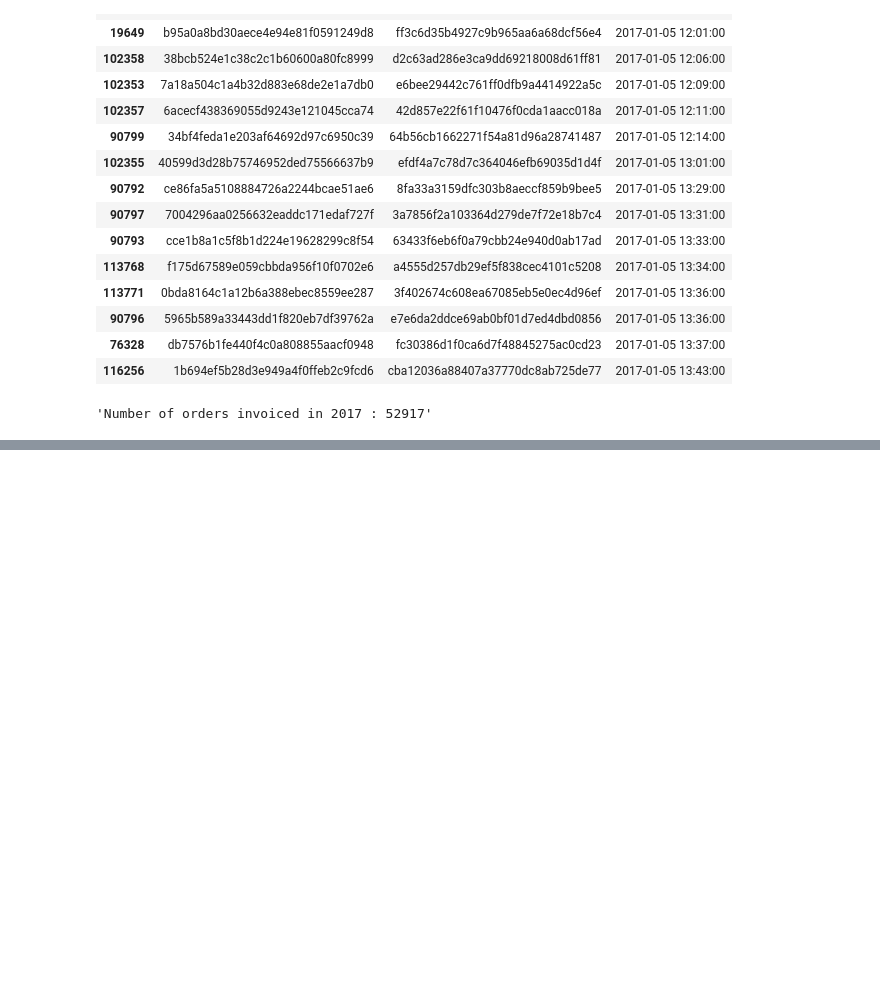
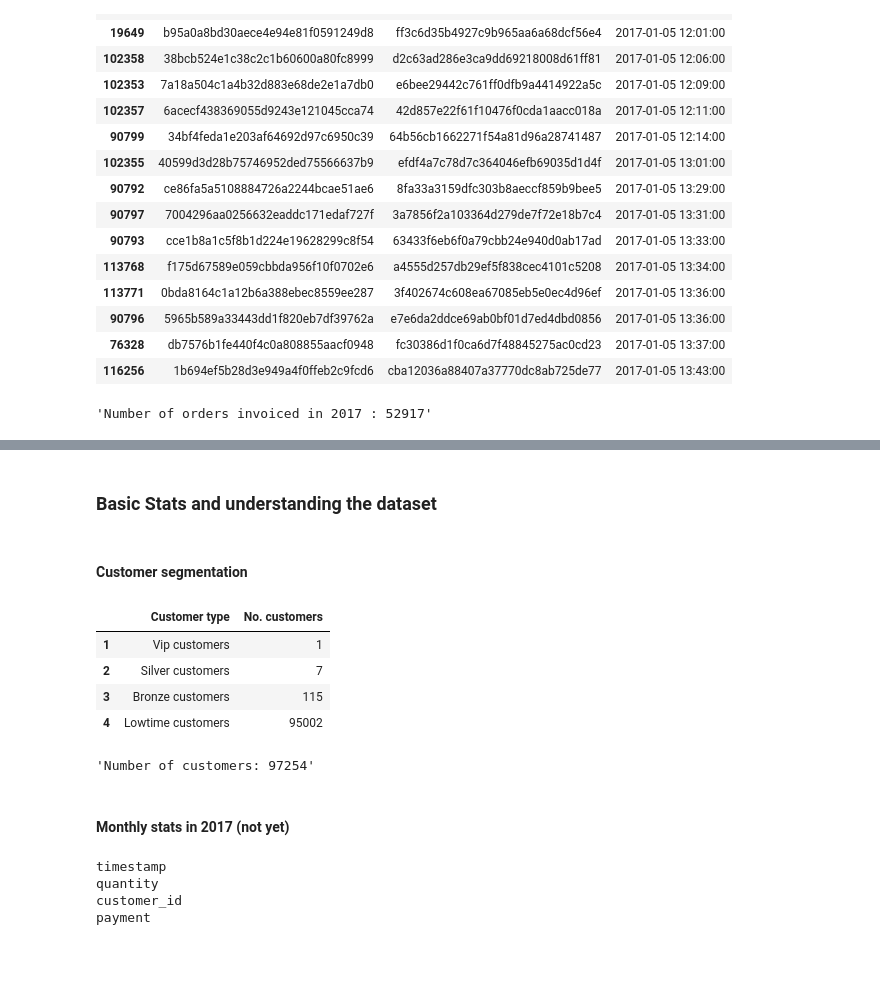
Before and after one commit to lovecrushfamily/Olist_store_analysis, a Jupyter notebook: ecommrce_analysis.ipynb, the cells around one changed output, grey strips where cells are left out. Cells and saved outputs as stored; diff of their text form; code cells hidden in the pictures; blank space fills up the shorter version.

Commit message:
complete some basic stats

```diff
--- a/ecommrce_analysis.ipynb
+++ b/ecommrce_analysis.ipynb
@@ -261,0 +461,55 @@ df[df["timestamp"].between("2017-01-01", "2017-12-31")]\
+# %% [markdown]
+### Basic Stats and understanding the dataset
+# %% [markdown]
+#### Customer segmentation
+# %%
+# compute number of customers and categorize customer by total cost spent, (delivered)
+df_cus = df[df["order_status"] == "delivered"]\
+[["customer_id", "payment"]]\
+.groupby(by="customer_id").sum()\
+.sort_values(by="payment", ascending=False)
+
+pd.DataFrame(data={"Customer type": ["Vip customers", "Silver customers","Bronze customers", "Lowtime customers"],
+                   "No. customers": [df_cus[(df_cus["payment"] >= 50000)].shape[0],
+                                      df_cus[(df_cus["payment"] >= 20000) & (df_cus["payment"] < 50000)].shape[0],
+                                      df_cus[(df_cus["payment"] >= 5000) & (df_cus["payment"] < 20000)].shape[0],
+                                      df_cus[(df_cus["payment"] < 5000)].shape[0]]}, index=[1,2,3,4])
+
+"Number of customers: " + df[["customer_id"]].value_counts().shape[0].__str__()
+# %% [output]
+|  | Customer type | No. customers |
+| 1 | Vip customers | 1 |
+| 2 | Silver customers | 7 |
+| 3 | Bronze customers | 115 |
+| 4 | Lowtime customers | 95002 |
+'Number of customers: 97254'
+# %% [markdown]
+#### Monthly stats in 2017 (not yet)
+# %%
+
+# for date in df_2017[["timestamp"]]:
+    # date = datetime.strptime(date, '%y-%m-%d %H:%M:%S' ).month
+
+
+# df_2017.groupby()
+# %d-%m-%Y %H:%M
+
+df_2017 = df[["timestamp", "quantity","customer_id","payment"]]\
+                            [df["timestamp"].between("2017-03-03", "2018-09-03")]
+
+
+df_2017_monthly = pd.DataFrame(data={"Month" : [1,2,3,4,5,6,7,8,9,10,11,12],
+                   "Quantity" : [0,0,0,0,0,0,0,0,0,0,0,0,],
+                   "Customers" : [0,0,0,0,0,0,0,0,0,0,0,0,],
+                   "Total Cost" : [0,0,0,0,0,0,0,0,0,0,0,0,]
+                   }, index=[1,2,3,4,5,6,7,8,9,10,11,12])
+
+for i in df_2017:
+    print(i)
+# %% [output]
+timestamp
+quantity
+customer_id
+payment
+# %% [markdown]
+####
```
Also changed, not shown: parts of 14 cells of this notebook, 6 other files.
